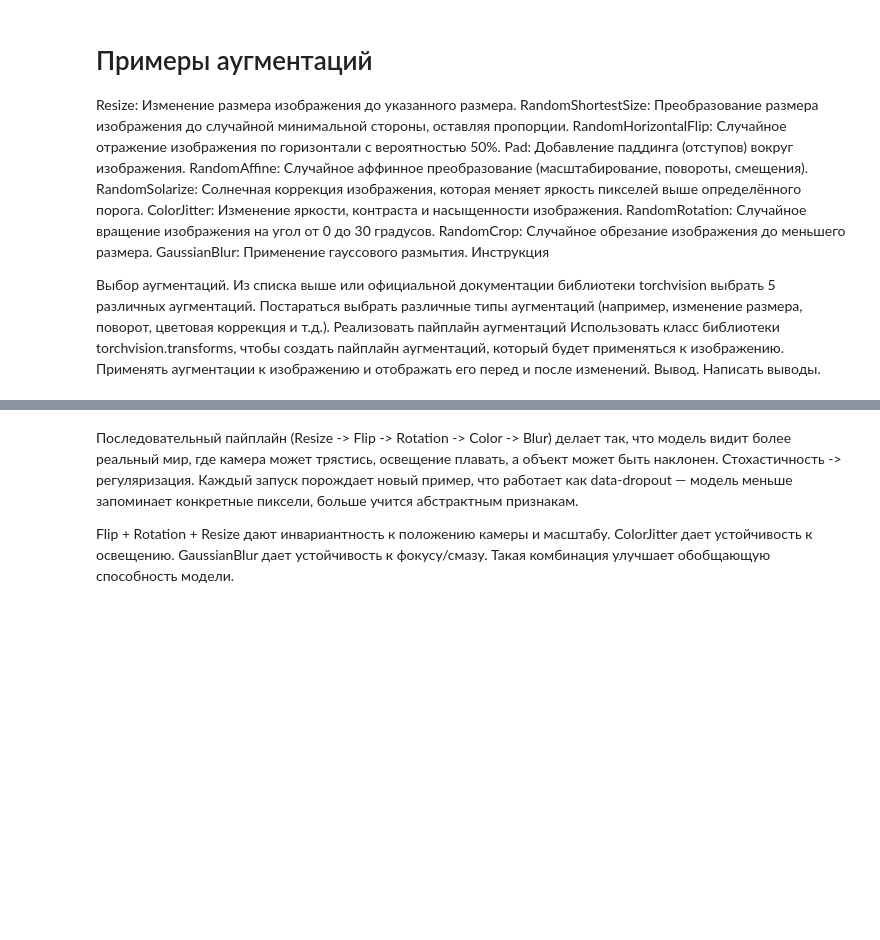
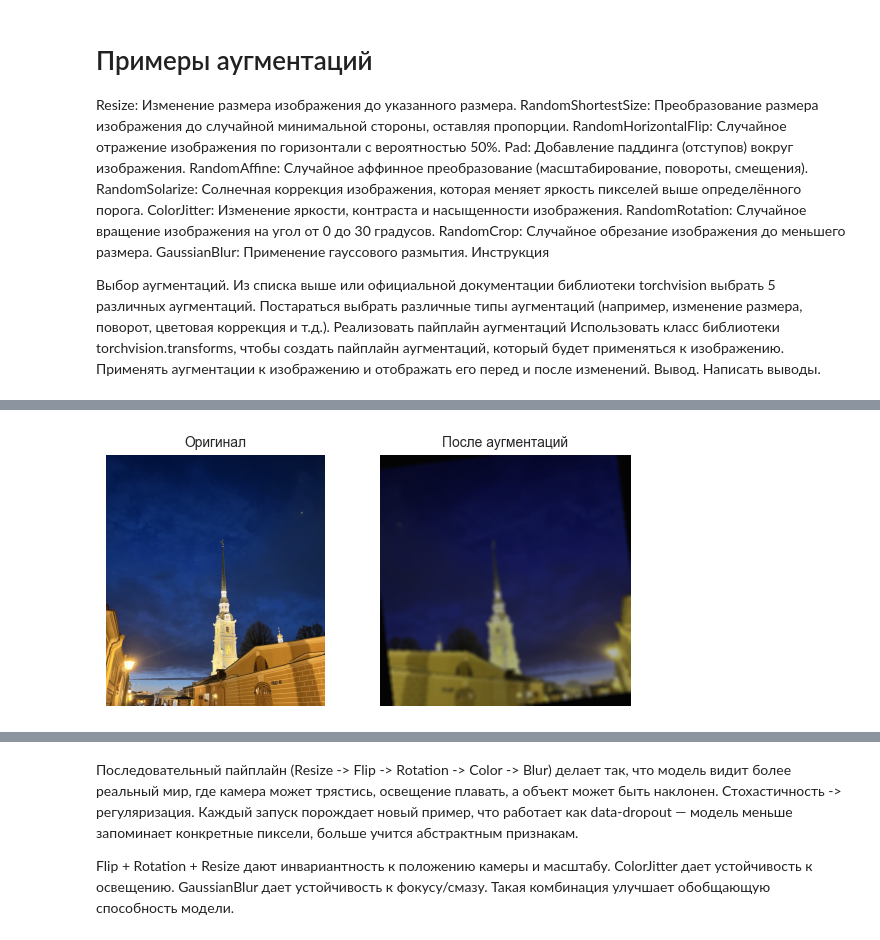
Before and after one commit to lizzinni/DL_homework, a Jupyter notebook: hw1/hw1.ipynb, the cells around one changed output, grey strips where cells are left out. Saved outputs shown, nothing was run; the diff lists cells and outputs as text; code cells hidden in the pictures; blank space fills up the shorter version.

```diff
--- a/hw1/hw1.ipynb
+++ b/hw1/hw1.ipynb
@@ -79,22 +78,41 @@ with open(os.path.join(path_to_reqs, reqs_name), "w", encoding="utf-8") as f:
 # %%
 import matplotlib.pyplot as plt
 from pathlib import Path
 from PIL import Image
 from torchvision import transforms
 
 IMG_PATH = "test_img.png"  # гружу файл
 if not Path(IMG_PATH).is_file():
     raise FileNotFoundError(f"file {IMG_PATH} not found")
 
 img = Image.open(IMG_PATH).convert("RGB")
 
-steps = [  # список аугментаций
-    ("Resize", transforms.Resize((256, 256))),
-    ("RandomHorizontalFlip", transforms.RandomHorizontalFlip(p=1.0)),
-    ("RandomRotation", transforms.RandomRotation(30)),
-    ("ColorJitter", transforms.ColorJitter(
-        brightness=0.4, contrast=0.4,
-        saturation=0.4, hue=0.1)),
-    ("GaussianBlur", transforms.GaussianBlur(kernel_size=5,
-                                             sigma=(0.1, 5.0))),
-]
+# реализуем пайплайн аугментаций с помощью torchvision.transforms.Compose
+augmentation_pipeline = transforms.Compose([
+    transforms.Resize((256, 256)),
+    transforms.RandomHorizontalFlip(p=1.0),
+    transforms.RandomRotation(30),
+    transforms.ColorJitter(brightness=0.4, contrast=0.4,
+                           saturation=0.4, hue=0.1),
+    transforms.GaussianBlur(kernel_size=5, sigma=(0.1, 5.0))
+])
+
+# применяем аугментации к изображению
+augmented_img = augmentation_pipeline(img)
+
+fig, axes = plt.subplots(1, 2, figsize=(6, 3))
+
+# оригинальное изображение
+axes[0].imshow(img)
+axes[0].set_title("Оригинал", fontsize=10)
+axes[0].axis("off")
+
+# аугментированное изображение
+axes[1].imshow(augmented_img)
+axes[1].set_title("После аугментаций", fontsize=10)
+axes[1].axis("off")
+
+plt.tight_layout()
+plt.show()
+# %% [output]
+[figure, added]
```
Also changed, not shown: parts of 3 cells of this notebook.
